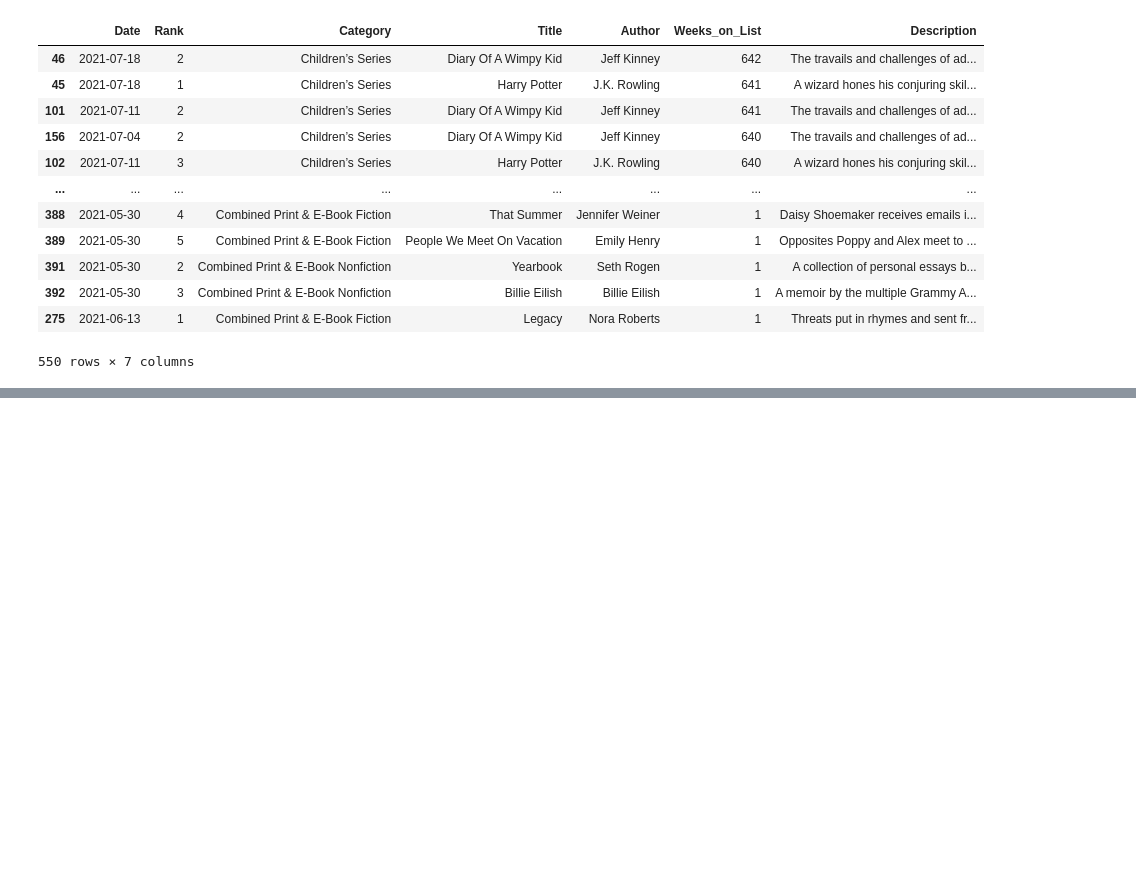
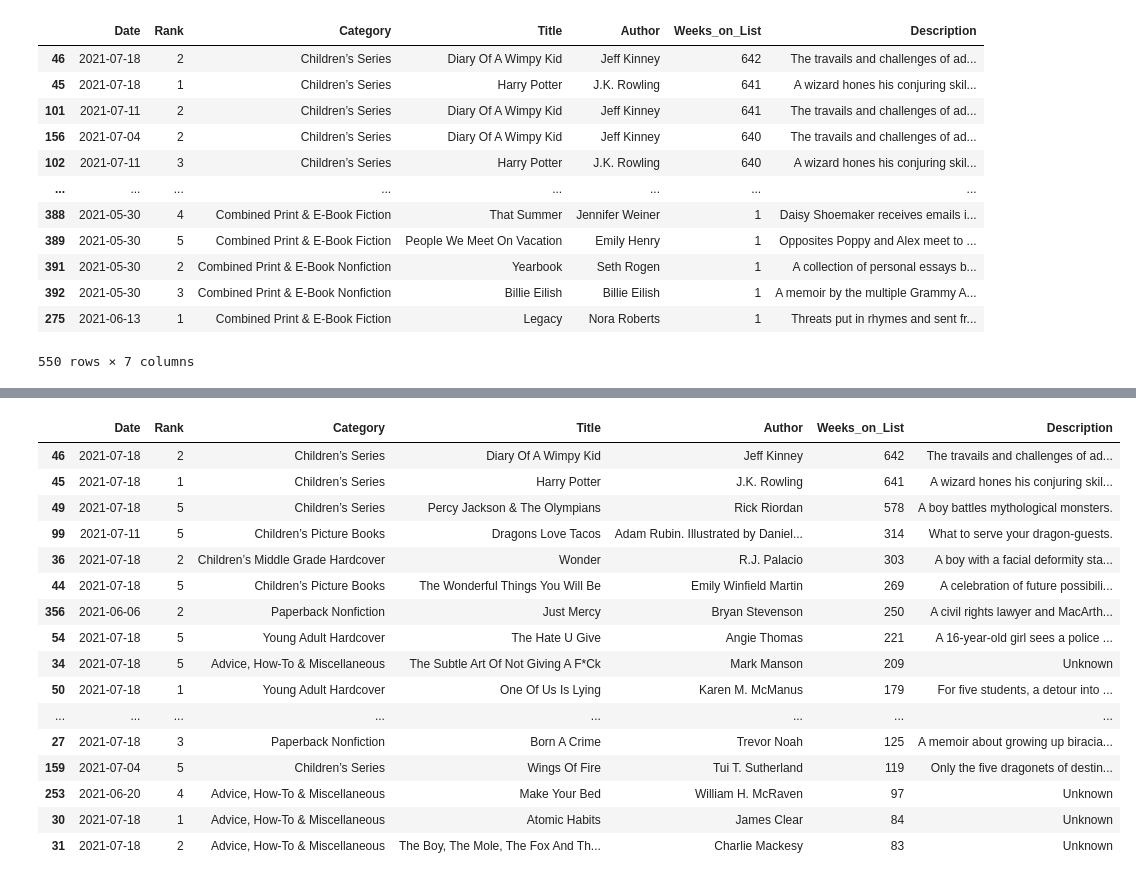
Before and after one commit to AusLuke/Beautiful-NYT-Bestsellers-Soup, a Jupyter notebook: Beautiful_NYT_Bestseller_soup.ipynb, the cells around one changed output, grey strips where cells are left out. Saved outputs shown, nothing was run; the diff lists cells and outputs as text; code cells hidden in the pictures; blank space fills up the shorter version.

```diff
--- a/Beautiful_NYT_Bestseller_soup.ipynb
+++ b/Beautiful_NYT_Bestseller_soup.ipynb
@@ -198 +200,22 @@ data
 140 rows × 7 columns
+# %%
+# Let's look at the top 20 rows to see what books and categories have longevity of popularity
+data.head(20)
+# %% [output]
+|  | Date | Rank | Category | Title | Author | Weeks_on_List | Description |
+| 46 | 2021-07-18 | 2 | Children’s Series | Diary Of A Wimpy Kid | Jeff Kinney | 642 | The travails and challenges of ad... |
+| 45 | 2021-07-18 | 1 | Children’s Series | Harry Potter | J.K. Rowling | 641 | A wizard hones his conjuring skil... |
+| 49 | 2021-07-18 | 5 | Children’s Series | Percy Jackson & The Olympians | Rick Riordan | 578 | A boy battles mythological monsters. |
+| 99 | 2021-07-11 | 5 | Children’s Picture Books | Dragons Love Tacos | Adam Rubin. Illustrated by Daniel... | 314 | What to serve your dragon-guests. |
+| 36 | 2021-07-18 | 2 | Children’s Middle Grade Hardcover | Wonder | R.J. Palacio | 303 | A boy with a facial deformity sta... |
+| 44 | 2021-07-18 | 5 | Children’s Picture Books | The Wonderful Things You Will Be | Emily Winfield Martin | 269 | A celebration of future possibili... |
+| 356 | 2021-06-06 | 2 | Paperback Nonfiction | Just Mercy | Bryan Stevenson | 250 | A civil rights lawyer and MacArth... |
+| 54 | 2021-07-18 | 5 | Young Adult Hardcover | The Hate U Give | Angie Thomas | 221 | A 16-year-old girl sees a police ... |
+| 34 | 2021-07-18 | 5 | Advice, How-To & Miscellaneous | The Subtle Art Of Not Giving A F*Ck | Mark Manson | 209 | Unknown |
+| 50 | 2021-07-18 | 1 | Young Adult Hardcover | One Of Us Is Lying | Karen M. McManus | 179 | For five students, a detour into ... |
+| ... | ... | ... | ... | ... | ... | ... | ... |
+| 27 | 2021-07-18 | 3 | Paperback Nonfiction | Born A Crime | Trevor Noah | 125 | A memoir about growing up biracia... |
+| 159 | 2021-07-04 | 5 | Children’s Series | Wings Of Fire | Tui T. Sutherland | 119 | Only the five dragonets of destin... |
+| 253 | 2021-06-20 | 4 | Advice, How-To & Miscellaneous | Make Your Bed | William H. McRaven | 97 | Unknown |
+| 30 | 2021-07-18 | 1 | Advice, How-To & Miscellaneous | Atomic Habits | James Clear | 84 | Unknown |
+| 31 | 2021-07-18 | 2 | Advice, How-To & Miscellaneous | The Boy, The Mole, The Fox And Th... | Charlie Mackesy | 83 | Unknown |
```
Also changed, not shown: parts of 3 cells of this notebook, 2 other files.
